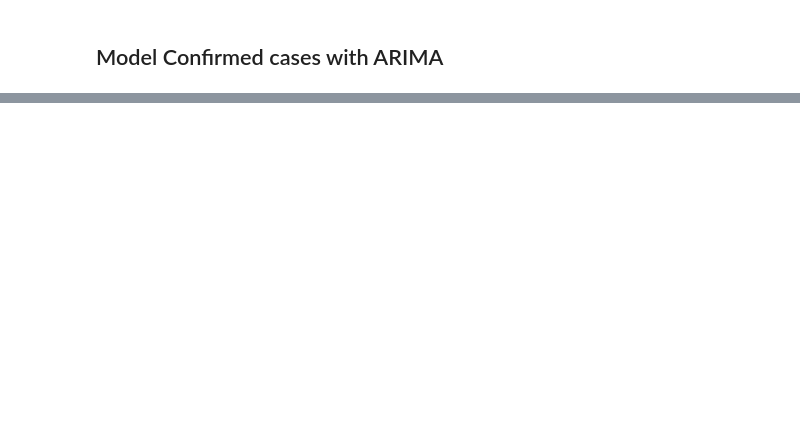
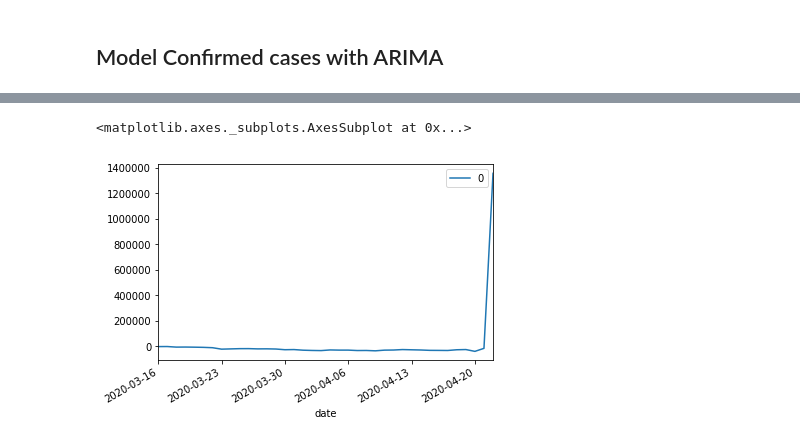
Before and after one commit to AVJdataminer/COVID19_GC, a Jupyter notebook: AnswerKeys/COVID19_GuidedCapstoneStep4andStep5_AnswerKey.ipynb, the cells around one changed output, grey strips where cells are left out. Drawn from its saved outputs; the diff is of its cells as text; code cells hidden in the pictures; blank space fills up the shorter version.

```diff
--- a/AnswerKeys/COVID19_GuidedCapstoneStep4andStep5_AnswerKey.ipynb
+++ b/AnswerKeys/COVID19_GuidedCapstoneStep4andStep5_AnswerKey.ipynb
@@ -368,6 +355,6 @@ model_fit.summary()
 # %%
 from statsmodels.tsa.arima_model import ARIMA
-model = ARIMA(cdf.confirmed, order=(0,1,2))
+model = ARIMA(cdf.confirmed, order=(1,0,0))
 model_fit = model.fit()
 print(model_fit.summary())
 print('Residuals Description')
@@ -409,0 +380,7 @@ plt.tight_layout()
+# %%
+# plot residual errors
+residuals = pd.DataFrame(model_fit.resid)
+residuals.plot()
+# %% [output]
+<matplotlib.axes._subplots.AxesSubplot at 0x...>
+[figure, added]
```
Also changed, not shown: parts of 29 cells of this notebook.
